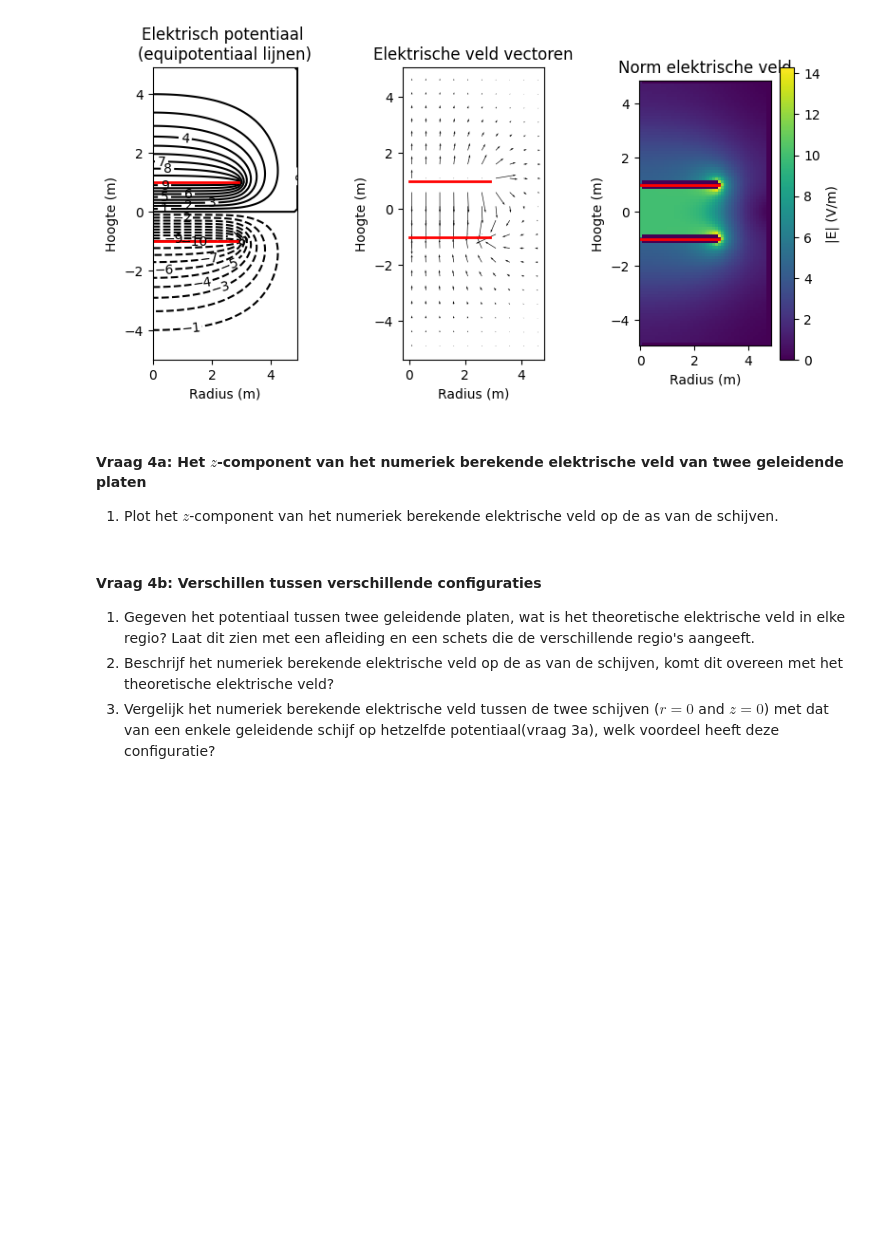
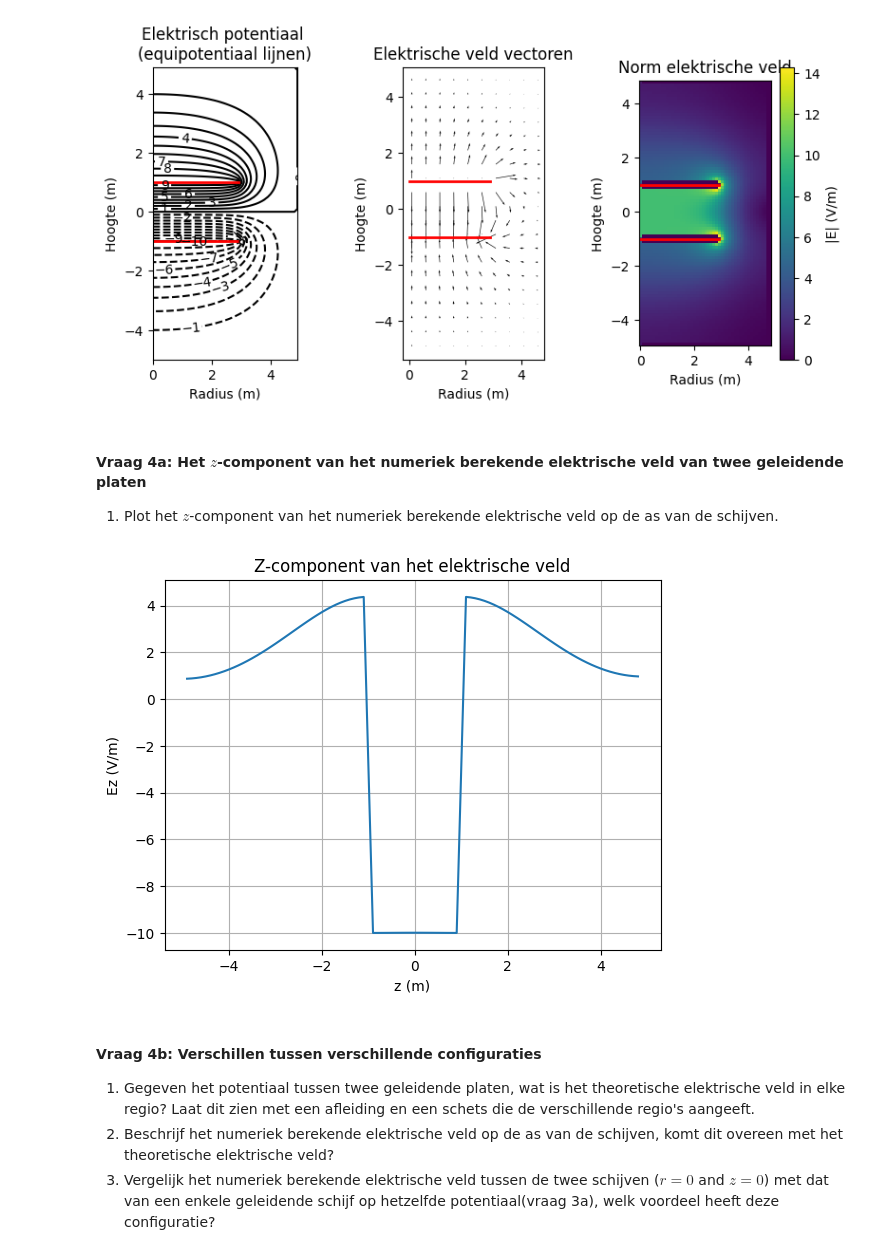
Before and after one commit to Caaldering/opdrachten-DEF-D_CA, a Jupyter notebook: DigitaleOntwerpopdrachten/1CondensatorOpdracht/CondensatorOntwerpopdracht.ipynb, the cells around one changed output. Saved outputs shown, nothing was run; the diff lists cells and outputs as text; code cells hidden in the pictures; blank space fills up the shorter version.

```diff
--- a/DigitaleOntwerpopdrachten/1CondensatorOpdracht/CondensatorOntwerpopdracht.ipynb
+++ b/DigitaleOntwerpopdrachten/1CondensatorOpdracht/CondensatorOntwerpopdracht.ipynb
@@ -540,14 +540,24 @@ Plot het berekende veld
 plot_results_disk(Ez, Er, normE, V, r, z, grid_step, disk_radius, z_pos_disk1, z_pos_disk2)
 # %% [output]
 [figure]
-# %% [markdown]
-#### Vraag 4a: Het $z$-component van het numeriek berekende elektrische veld van twee geleidende platen
-
-1. Plot het $z$-component van het numeriek berekende elektrische veld op de as van de schijven.
+# %% [markdown]
+#### Vraag 4a: Het $z$-component van het numeriek berekende elektrische veld van twee geleidende platen
+
+1. Plot het $z$-component van het numeriek berekende elektrische veld op de as van de schijven.
 # %%
 ###
-###your code here###
-###
+r_as_index = 0  #omdat r[0] het dichtst bij r=0 ligt, gebruik deze index om de waarden van Ez langs de z-as te krijgen. r=0 is namelijk uit de r_for_E gehaald omdat daar geen afgeleide gedefineerd is.
+Ez_z_as = Ez[:, r_as_index]
+
+plt.figure()
+plt.plot(z_for_E, Ez_z_as )
+plt.xlabel("z (m)")
+plt.ylabel("Ez (V/m)")
+plt.title("Z-component van het elektrische veld")
+plt.grid()
+plt.show()
+# %% [output]
+[figure, added]
 # %% [markdown]
 #### Vraag 4b: Verschillen tussen verschillende configuraties
 
```
Also changed, not shown: parts of 5 cells of this notebook, 1 other file.
